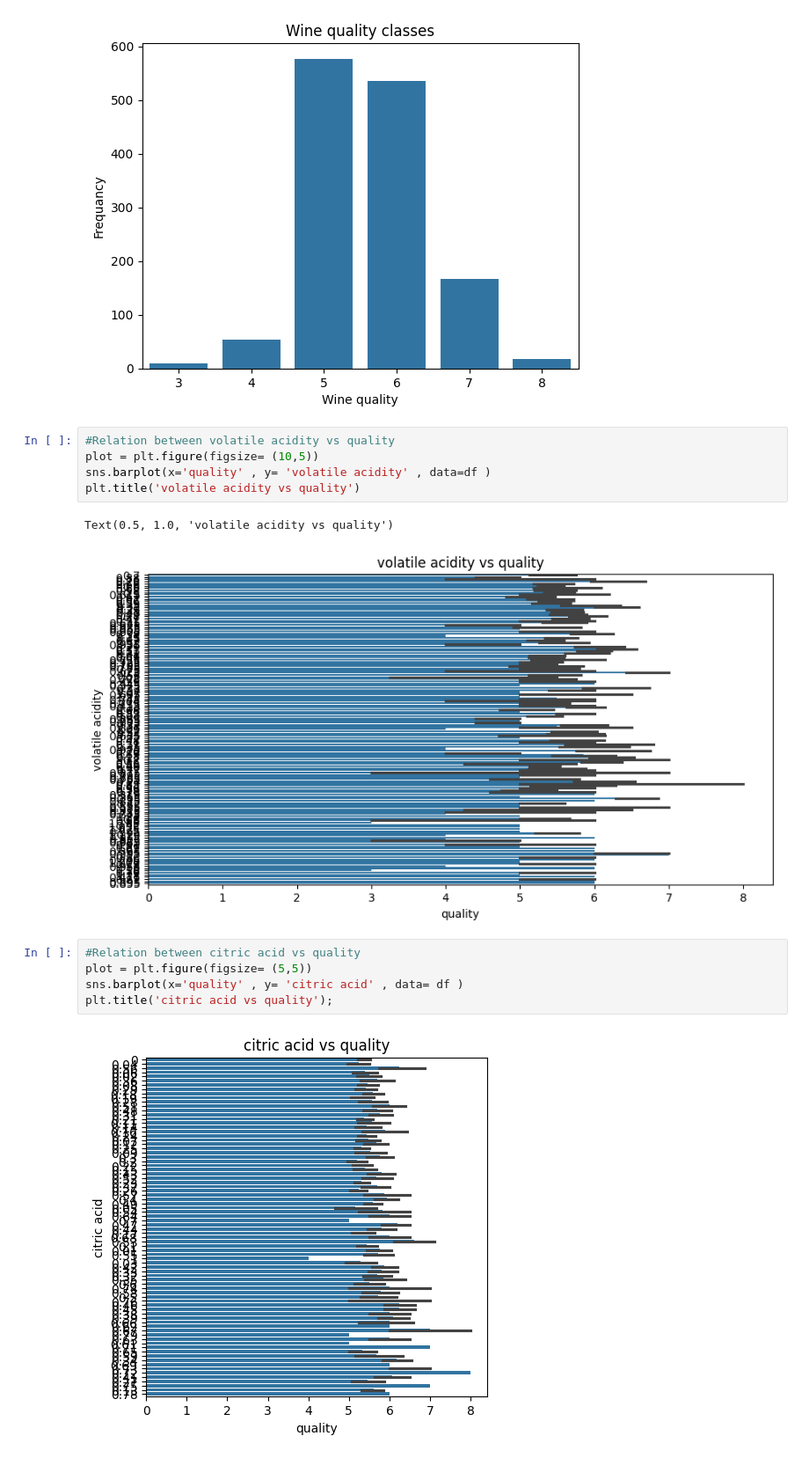
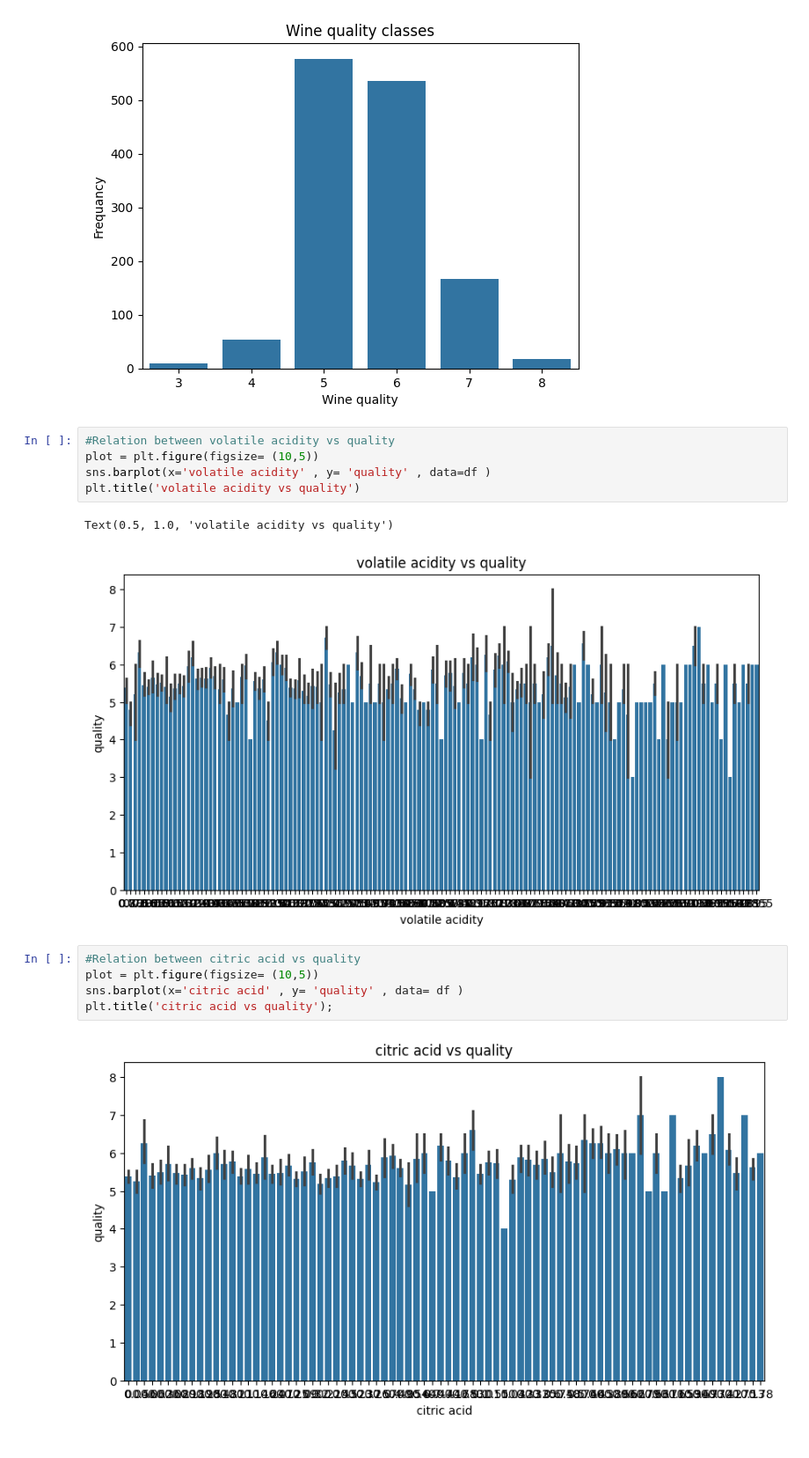
Before and after one commit to DevzsJhonny/Colab_notebooks, a Jupyter notebook: red_wine.ipynb, the cells around one changed output. Shown at 88% size. Saved outputs shown, nothing was run; the diff lists cells and outputs as text.

```diff
--- a/red_wine.ipynb
+++ b/red_wine.ipynb
@@ -59,15 +59,15 @@ Text(0.5, 1.0, 'Wine quality classes')
 # %%
 #Relation between volatile acidity vs quality
 plot = plt.figure(figsize= (10,5))
-sns.barplot(x='quality' , y= 'volatile acidity' , data=df )
+sns.barplot(x='volatile acidity' , y= 'quality' , data=df )
 plt.title('volatile acidity vs quality')
 # %% [output]
 Text(0.5, 1.0, 'volatile acidity vs quality')
-[figure, old version]
+[figure, new version]
 # %%
 #Relation between citric acid vs quality
-plot = plt.figure(figsize= (5,5))
-sns.barplot(x='quality' , y= 'citric acid' , data= df )
+plot = plt.figure(figsize= (10,5))
+sns.barplot(x='citric acid' , y= 'quality' , data= df )
 plt.title('citric acid vs quality');
 # %% [output]
-[figure, old version]
+[figure, new version]
```
